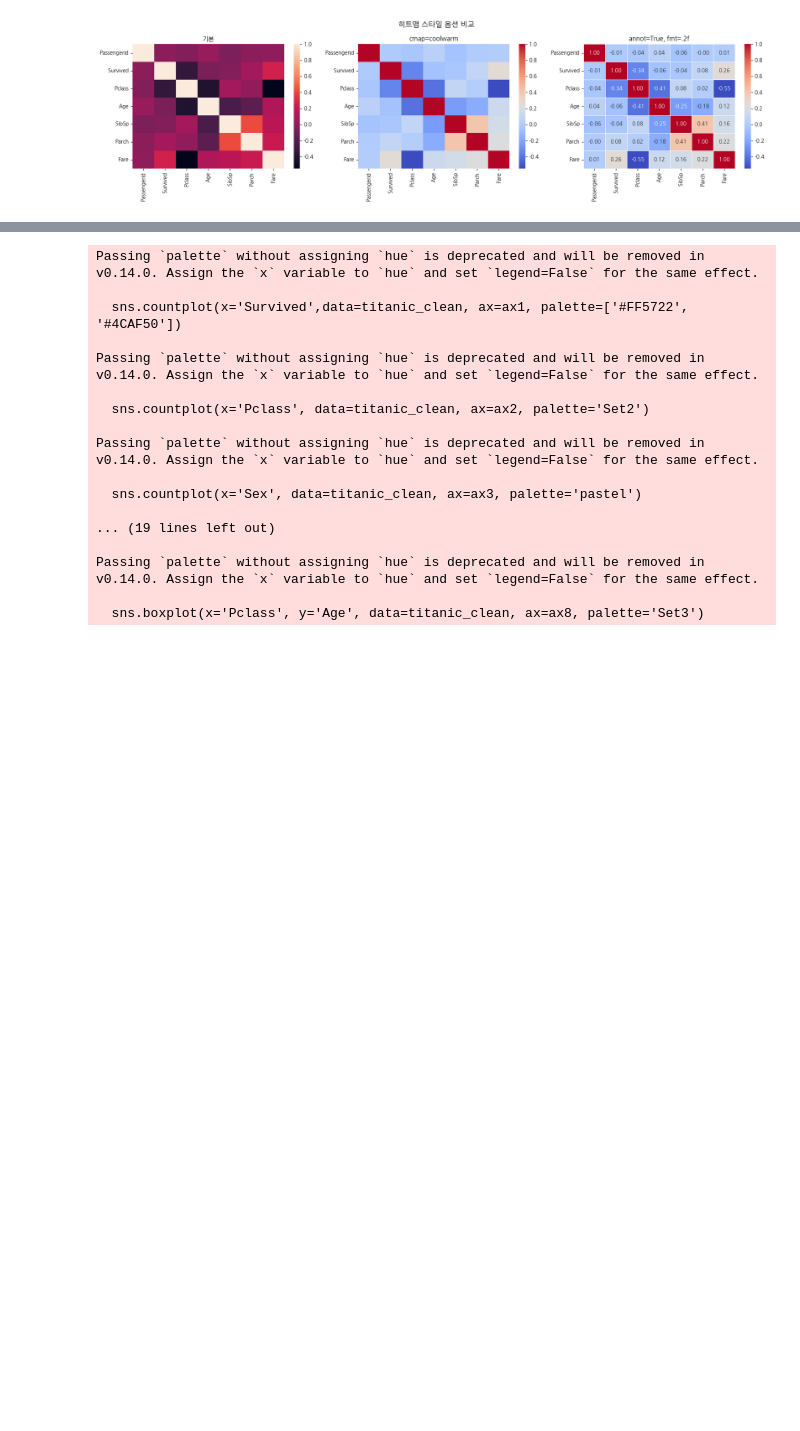
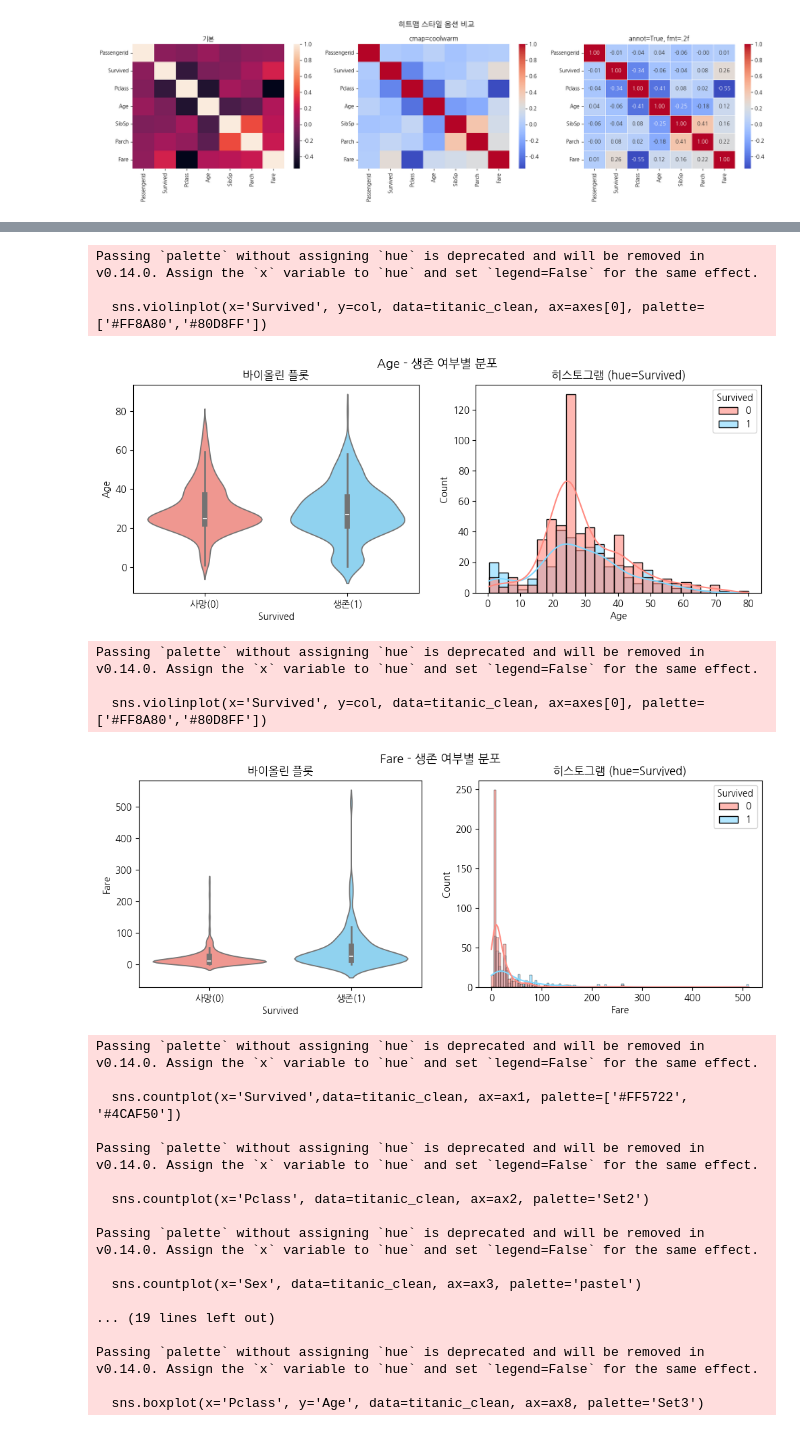
Before and after one commit to deartoms/python, a Jupyter notebook: Visualization시각화.ipynb, the cells around one changed output, grey strips where cells are left out. Saved outputs shown, nothing was run; the diff lists cells and outputs as text; code cells hidden in the pictures; blank space fills up the shorter version.

```diff
--- a/Visualization시각화.ipynb
+++ b/Visualization시각화.ipynb
@@ -546,3 +610,30 @@ plt.show()
+# %%
+# 연속형 컬럼: 바이올린 플롯 + 히스토그램 동시 시각화
+cont_columns = ['Age', 'Fare']
+
+for col in cont_columns:
+  fig, axes = plt.subplots(nrows=1, ncols=2, figsize=(12, 4))
+  fig.suptitle(f'{col} - 생존 여부별 분포', fontsize=13, fontweight='bold')
+
+  sns.violinplot(x='Survived', y=col, data=titanic_clean, ax=axes[0], palette=['#FF8A80','#80D8FF'])
+  axes[0].set_title(f'바이올린 플롯')
+  axes[0].set_xticklabels(['사망(0)', '생존(1)'])
+
+  sns.histplot(x=col, data=titanic_clean, kde=True, hue='Survived', ax=axes[1],
+               palette=['#FF8A80', '#80D8FF'], alpha=0.6)
+  axes[1].set_title(f'히스토그램 (hue=Survived)')
+
+  plt.tight_layout
+  plt.show()
+# %% [output]
+Passing `palette` without assigning `hue` is deprecated and will be removed in v0.14.0. Assign the `x` variable to `hue` and set `legend=False` for the same effect.
+
+  sns.violinplot(x='Survived', y=col, data=titanic_clean, ax=axes[0], palette=['#FF8A80','#80D8FF'])
+[figure, added]
+Passing `palette` without assigning `hue` is deprecated and will be removed in v0.14.0. Assign the `x` variable to `hue` and set `legend=False` for the same effect.
+
+  sns.violinplot(x='Survived', y=col, data=titanic_clean, ax=axes[0], palette=['#FF8A80','#80D8FF'])
+[figure, added]
 # %%
 # 타이타닉 EDA 대시보드
 fig = plt.figure(figsize=(16, 14))
```
Also changed, not shown: parts of 10 cells of this notebook.
